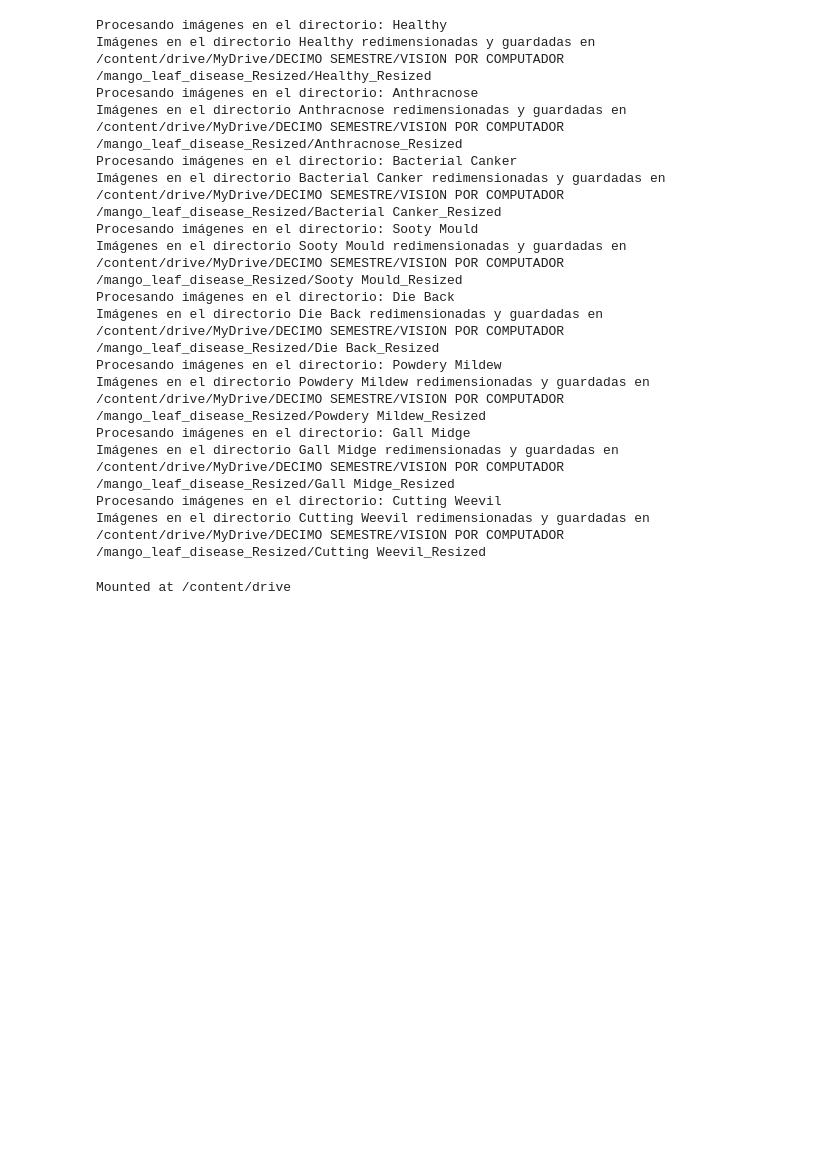
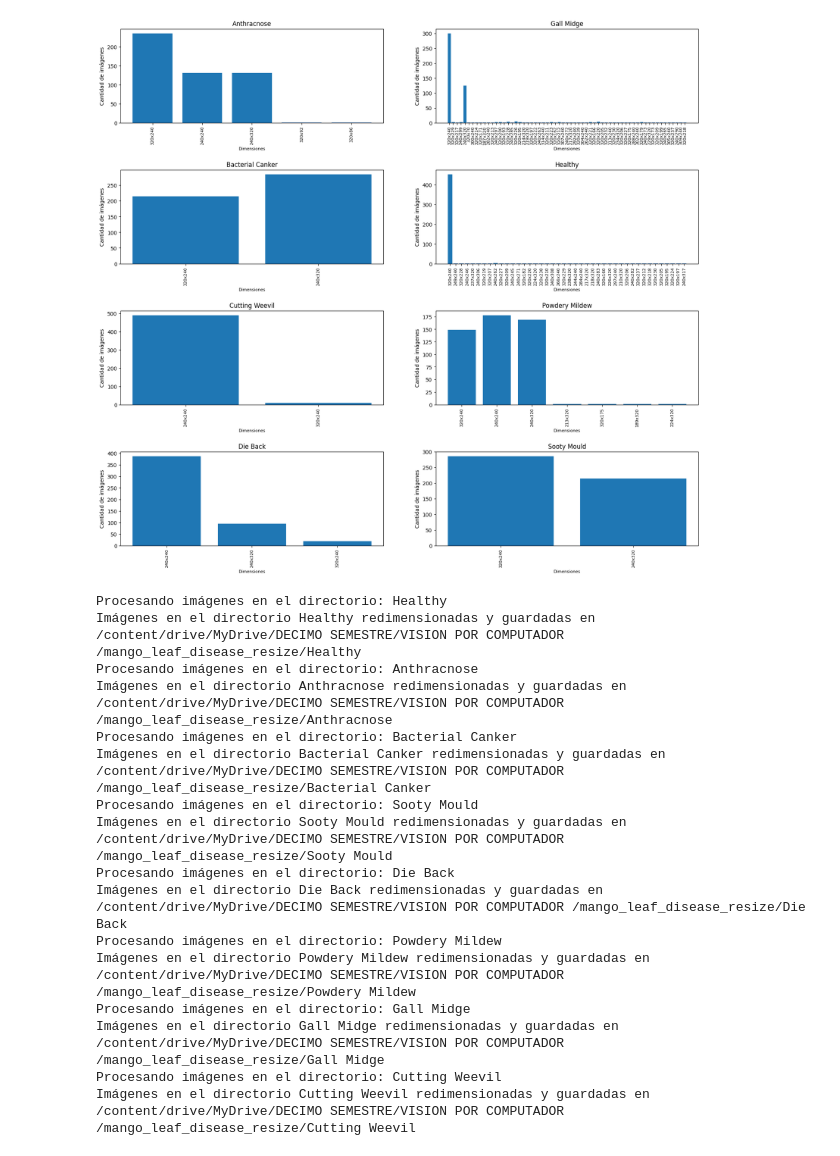
Before and after one commit to KarolinaA09/Karolina-Acosta, a Jupyter notebook: Ejercicio_S8_Regresión_logística.ipynb, the cells around one changed output. Drawn from its saved outputs; the diff is of its cells as text; code cells hidden in the pictures; blank space fills up the shorter version.

Commit message:
Se creó con Colab

```diff
--- a/Ejercicio_S8_Regresión_logística.ipynb
+++ b/Ejercicio_S8_Regresión_logística.ipynb
@@ -1,12 +17,56 @@
+# %%
+def get_image_dimensions(image_folder):
+    image_dimensions = []
+    for filename in os.listdir(image_folder):
+        if filename.endswith(('.jpg', '.jpeg', '.png')):
+            image_path = os.path.join(image_folder, filename)
+            with open(image_path, 'rb') as img_file:
+                img = plt.imread(img_file)
+                height, width, _ = img.shape
+                image_dimensions.append((width, height))
+    return image_dimensions
+
+def plot_image_dimensions_distribution(image_dimensions, folder_name, ax):
+    dimension_counts = Counter(image_dimensions)
+    dimensions, counts = zip(*dimension_counts.items())
+
+    ax.bar(range(len(dimensions)), counts, tick_label=[f"{dim[0]}x{dim[1]}" for dim in dimensions])
+    ax.set_title(folder_name)
+    ax.set_xlabel('Dimensiones', fontsize=8)
+    ax.set_ylabel('Cantidad de imágenes')
+    ax.tick_params(axis='x', rotation=90, labelsize=8)
+
+# Lista de carpetas
+folders = [
+    "/content/drive/MyDrive/DECIMO SEMESTRE/VISION POR COMPUTADOR /mango_leaf_disease/Anthracnose",
+    "/content/drive/MyDrive/DECIMO SEMESTRE/VISION POR COMPUTADOR /mango_leaf_disease/Bacterial Canker",
+    "/content/drive/MyDrive/DECIMO SEMESTRE/VISION POR COMPUTADOR /mango_leaf_disease/Cutting Weevil",
+    "/content/drive/MyDrive/DECIMO SEMESTRE/VISION POR COMPUTADOR /mango_leaf_disease/Die Back",
+    "/content/drive/MyDrive/DECIMO SEMESTRE/VISION POR COMPUTADOR /mango_leaf_disease/Gall Midge",
+    "/content/drive/MyDrive/DECIMO SEMESTRE/VISION POR COMPUTADOR /mango_leaf_disease/Healthy",
+    "/content/drive/MyDrive/DECIMO SEMESTRE/VISION POR COMPUTADOR /mango_leaf_disease/Powdery Mildew",
+    "/content/drive/MyDrive/DECIMO SEMESTRE/VISION POR COMPUTADOR /mango_leaf_disease/Sooty Mould"
+]
+
+# Crear subplots
+fig, axs = plt.subplots(4, 2, figsize=(20, 18))
+fig.subplots_adjust(hspace=0.5)
+
+# Procesar cada carpeta y graficar
+for i, folder in enumerate(folders):
+    image_dimensions = get_image_dimensions(folder)
+    folder_name = os.path.basename(folder)
+    plot_image_dimensions_distribution(image_dimensions, folder_name, axs[i%4, i//4])
+
+plt.show()
+# %% [output]
+[figure, added]
 # %%
-import os
-from PIL import Image
-
 # Directorio principal original
 main_folder_original = '/content/drive/MyDrive/DECIMO SEMESTRE/VISION POR COMPUTADOR /mango_leaf_disease'
 
 # Nuevo directorio principal para las imágenes redimensionadas
-main_folder_resized = '/content/drive/MyDrive/DECIMO SEMESTRE/VISION POR COMPUTADOR /mango_leaf_disease_Resized'
+main_folder_resized = '/content/drive/MyDrive/DECIMO SEMESTRE/VISION POR COMPUTADOR /mango_leaf_disease_resize'
 
 # Dimensión deseada para las imágenes
 target_size = (320, 320)  # Dimensión deseada
@@ -17,13 +77,12 @@ os.makedirs(main_folder_resized, exist_ok=True)
 # Iterar sobre cada carpeta en el directorio principal original
 for folder_name in os.listdir(main_folder_original):
     folder_path_original = os.path.join(main_folder_original, folder_name)
-
     # Verificar si el elemento es una carpeta y no un archivo
     if os.path.isdir(folder_path_original):
         print(f"Procesando imágenes en el directorio: {folder_name}")
 
         # Crear un nuevo directorio para las imágenes redimensionadas
-        folder_path_resized = os.path.join(main_folder_resized, folder_name + '_Resized')
+        folder_path_resized = os.path.join(main_folder_resized, folder_name)
         os.makedirs(folder_path_resized, exist_ok=True)
 
         # Iterar sobre todas las imágenes en la carpeta actual
@@ -43,24 +102,19 @@ for folder_name in os.listdir(main_folder_original):
         print(f"Imágenes en el directorio {folder_name} redimensionadas y guardadas en {folder_path_resized}")
 # %% [output]
 Procesando imágenes en el directorio: Healthy
-Imágenes en el directorio Healthy redimensionadas y guardadas en /content/drive/MyDrive/DECIMO SEMESTRE/VISION POR COMPUTADOR /mango_leaf_disease_Resized/Healthy_Resized
+Imágenes en el directorio Healthy redimensionadas y guardadas en /content/drive/MyDrive/DECIMO SEMESTRE/VISION POR COMPUTADOR /mango_leaf_disease_resize/Healthy
 Procesando imágenes en el directorio: Anthracnose
-Imágenes en el directorio Anthracnose redimensionadas y guardadas en /content/drive/MyDrive/DECIMO SEMESTRE/VISION POR COMPUTADOR /mango_leaf_disease_Resized/Anthracnose_Resized
+Imágenes en el directorio Anthracnose redimensionadas y guardadas en /content/drive/MyDrive/DECIMO SEMESTRE/VISION POR COMPUTADOR /mango_leaf_disease_resize/Anthracnose
 Procesando imágenes en el directorio: Bacterial Canker
-Imágenes en el directorio Bacterial Canker redimensionadas y guardadas en /content/drive/MyDrive/DECIMO SEMESTRE/VISION POR COMPUTADOR /mango_leaf_disease_Resized/Bacterial Canker_Resized
+Imágenes en el directorio Bacterial Canker redimensionadas y guardadas en /content/drive/MyDrive/DECIMO SEMESTRE/VISION POR COMPUTADOR /mango_leaf_disease_resize/Bacterial Canker
 Procesando imágenes en el directorio: Sooty Mould
-Imágenes en el directorio Sooty Mould redimensionadas y guardadas en /content/drive/MyDrive/DECIMO SEMESTRE/VISION POR COMPUTADOR /mango_leaf_disease_Resized/Sooty Mould_Resized
+Imágenes en el directorio Sooty Mould redimensionadas y guardadas en /content/drive/MyDrive/DECIMO SEMESTRE/VISION POR COMPUTADOR /mango_leaf_disease_resize/Sooty Mould
 Procesando imágenes en el directorio: Die Back
-Imágenes en el directorio Die Back redimensionadas y guardadas en /content/drive/MyDrive/DECIMO SEMESTRE/VISION POR COMPUTADOR /mango_leaf_disease_Resized/Die Back_Resized
+Imágenes en el directorio Die Back redimensionadas y guardadas en /content/drive/MyDrive/DECIMO SEMESTRE/VISION POR COMPUTADOR /mango_leaf_disease_resize/Die Back
 Procesando imágenes en el directorio: Powdery Mildew
-Imágenes en el directorio Powdery Mildew redimensionadas y guardadas en /content/drive/MyDrive/DECIMO SEMESTRE/VISION POR COMPUTADOR /mango_leaf_disease_Resized/Powdery Mildew_Resized
+Imágenes en el directorio Powdery Mildew redimensionadas y guardadas en /content/drive/MyDrive/DECIMO SEMESTRE/VISION POR COMPUTADOR /mango_leaf_disease_resize/Powdery Mildew
 Procesando imágenes en el directorio: Gall Midge
-Imágenes en el directorio Gall Midge redimensionadas y guardadas en /content/drive/MyDrive/DECIMO SEMESTRE/VISION POR COMPUTADOR /mango_leaf_disease_Resized/Gall Midge_Resized
+Imágenes en el directorio Gall Midge redimensionadas y guardadas en /content/drive/MyDrive/DECIMO SEMESTRE/VISION POR COMPUTADOR /mango_leaf_disease_resize/Gall Midge
 Procesando imágenes en el directorio: Cutting Weevil
-Imágenes en el directorio Cutting Weevil redimensionadas y guardadas en /content/drive/MyDrive/DECIMO SEMESTRE/VISION POR COMPUTADOR /mango_leaf_disease_Resized/Cutting Weevil_Resized
+Imágenes en el directorio Cutting Weevil redimensionadas y guardadas en /content/drive/MyDrive/DECIMO SEMESTRE/VISION POR COMPUTADOR /mango_leaf_disease_resize/Cutting Weevil
-# %%
-from google.colab import drive
-drive.mount('/content/drive')
-# %% [output]
-Mounted at /content/drive
 # %%
```
Also changed, not shown: parts of 8 cells of this notebook.
